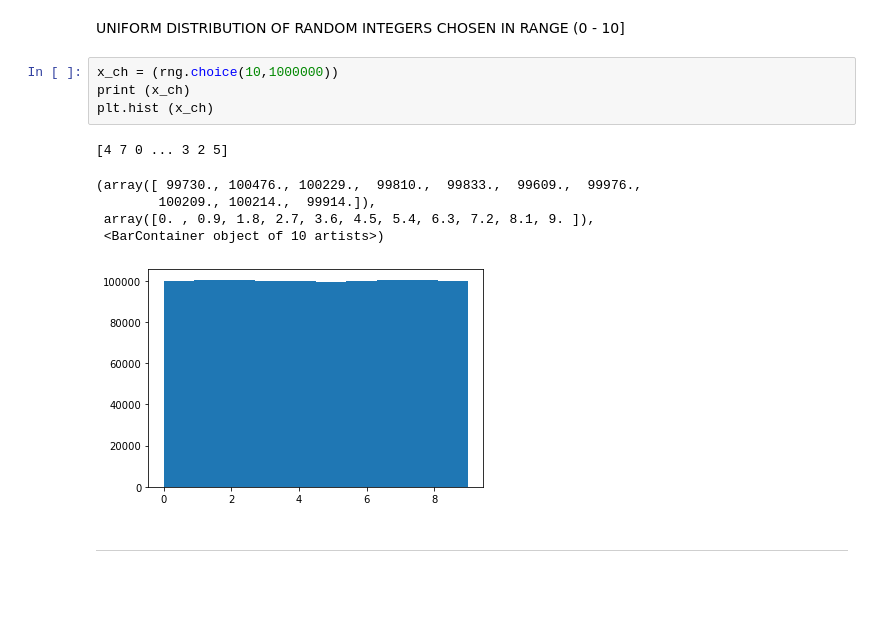
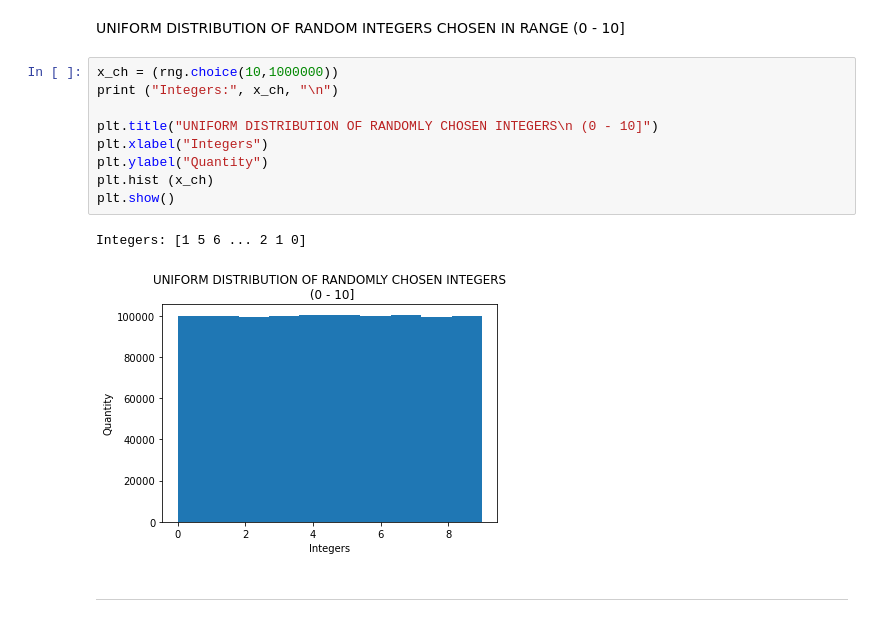
Before and after one commit to AnteDujic/Programming-for-Data-Analysis, a Jupyter notebook: numpy-random.ipynb, the cells around one changed output. Cells and saved outputs as stored; diff of their text form; blank space fills up the shorter version.

```diff
--- a/numpy-random.ipynb
+++ b/numpy-random.ipynb
@@ -307,15 +306,16 @@ Image 1. Axis
 UNIFORM DISTRIBUTION OF RANDOM INTEGERS CHOSEN IN RANGE (0 - 10]
 # %%
 x_ch = (rng.choice(10,1000000))
-print (x_ch)
+print ("Integers:", x_ch, "\n")
+
+plt.title("UNIFORM DISTRIBUTION OF RANDOMLY CHOSEN INTEGERS\n (0 - 10]")
+plt.xlabel("Integers")
+plt.ylabel("Quantity")
 plt.hist (x_ch)
+plt.show()
 # %% [output]
-[4 7 0 ... 3 2 5]
+Integers: [1 5 6 ... 2 1 0]
-(array([ 99730., 100476., 100229.,  99810.,  99833.,  99609.,  99976.,
-        100209., 100214.,  99914.]),
- array([0. , 0.9, 1.8, 2.7, 3.6, 4.5, 5.4, 6.3, 7.2, 8.1, 9. ]),
- <BarContainer object of 10 artists>)
-[figure, old version]
+[figure, new version]
 # %% [markdown]
 ***
 # %% [markdown]
```
Also changed, not shown: parts of 36 cells of this notebook.
